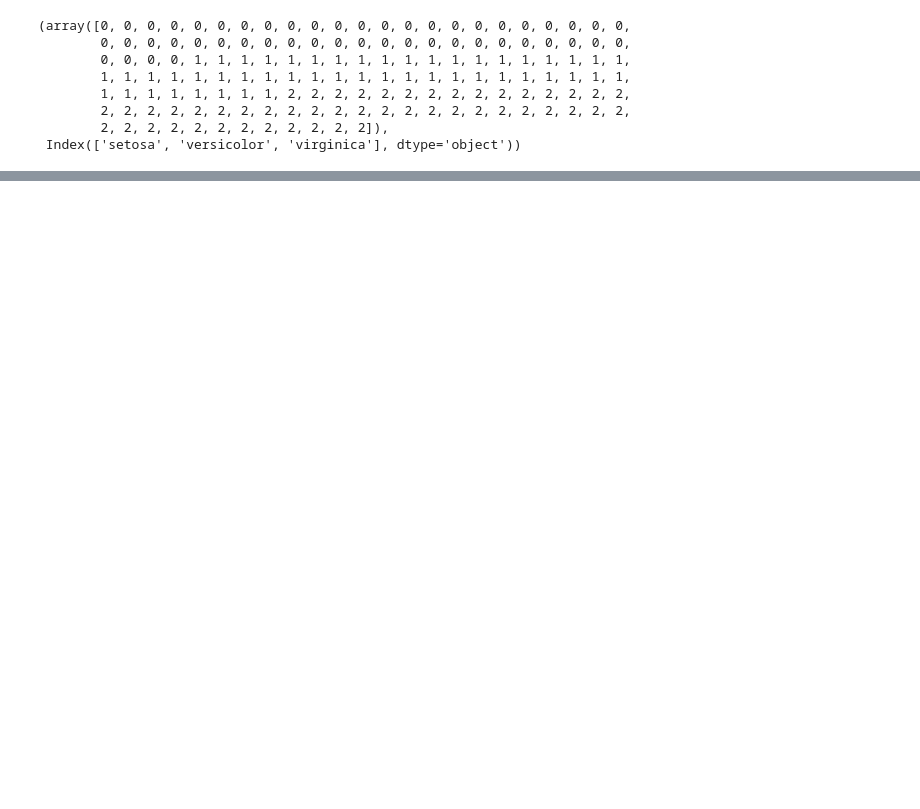
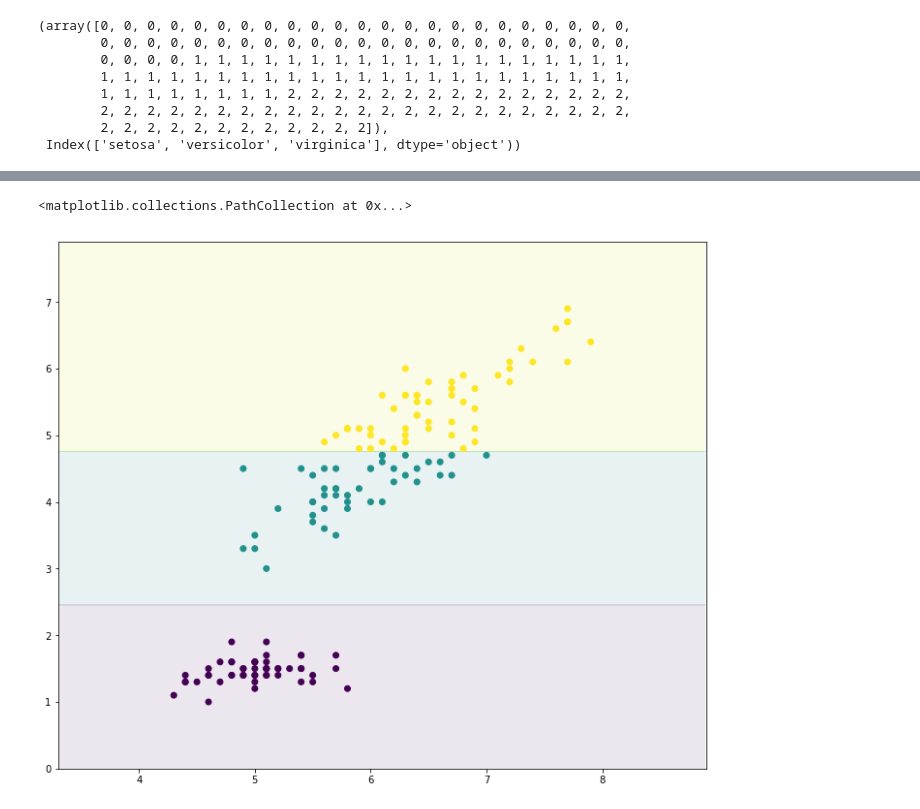
Before and after one commit to ahastudio/CodingLife, a Jupyter notebook: 20170617/scipy/ml.ipynb, the cells around one changed output, grey strips where cells are left out. Cells and saved outputs as stored; diff of their text form; code cells hidden in the pictures; blank space fills up the shorter version.

```diff
--- a/20170617/scipy/ml.ipynb
+++ b/20170617/scipy/ml.ipynb
@@ -73,2 +56,24 @@ plt.show()
+# %%
+x_min, x_max = x[:, 0].min() - 1, x[:, 0].max() + 1
+y_min, y_max = x[:, 1].min() - 1, x[:, 1].max() + 1
+
+plt.xlim(x_min, x_max)
+plt.ylim(y_min, y_max)
+
+# area
+
+step = 0.01
+xv, yv = np.meshgrid(np.arange(x_min, x_max, step),
+                     np.arange(y_min, y_max, step))
+zv = tree.predict(np.stack((xv.ravel(), yv.ravel()), axis=-1))
+
+plt.contourf(xv, yv, zv.reshape(xv.shape), alpha=0.1)
+
+# scatter
+
+plt.scatter(x[:, 0], x[:, 1], c=z)
+# %% [output]
+<matplotlib.collections.PathCollection at 0x...>
+[figure, added]
 # %%
 from sklearn.tree import export_graphviz
```
Also changed, not shown: parts of 15 cells of this notebook, 1 other file.
